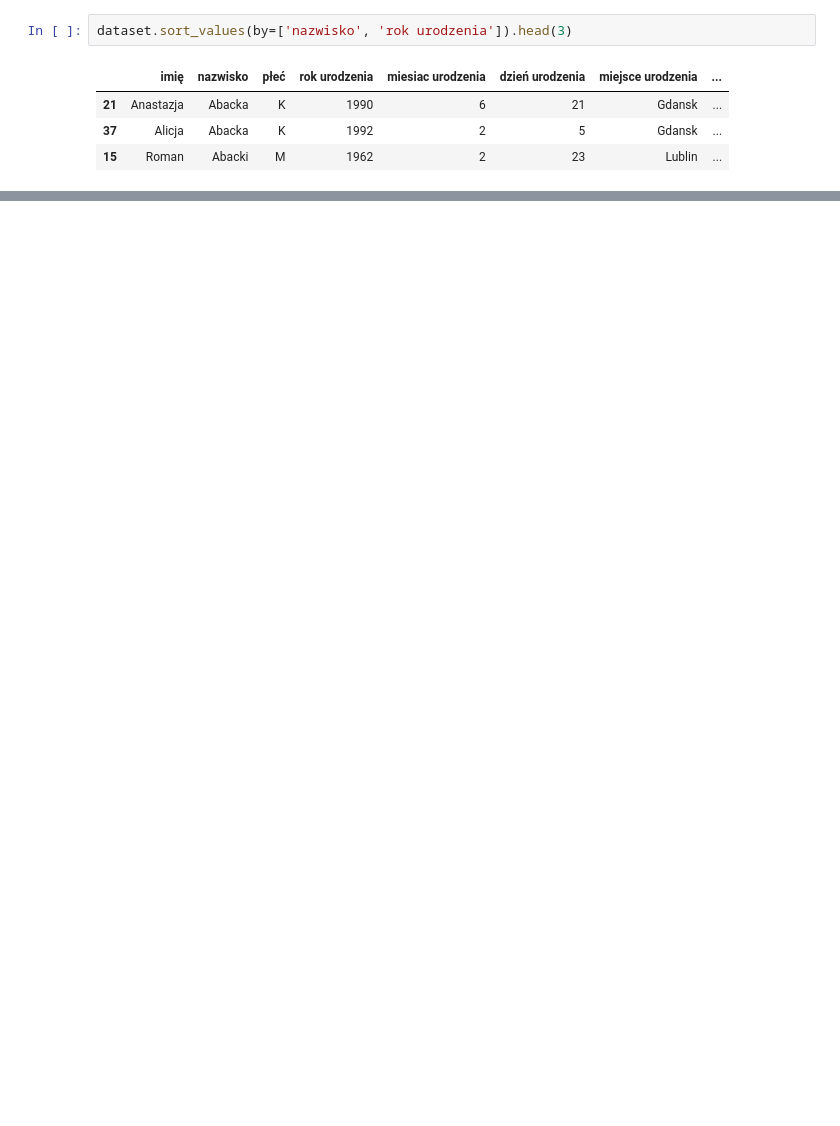
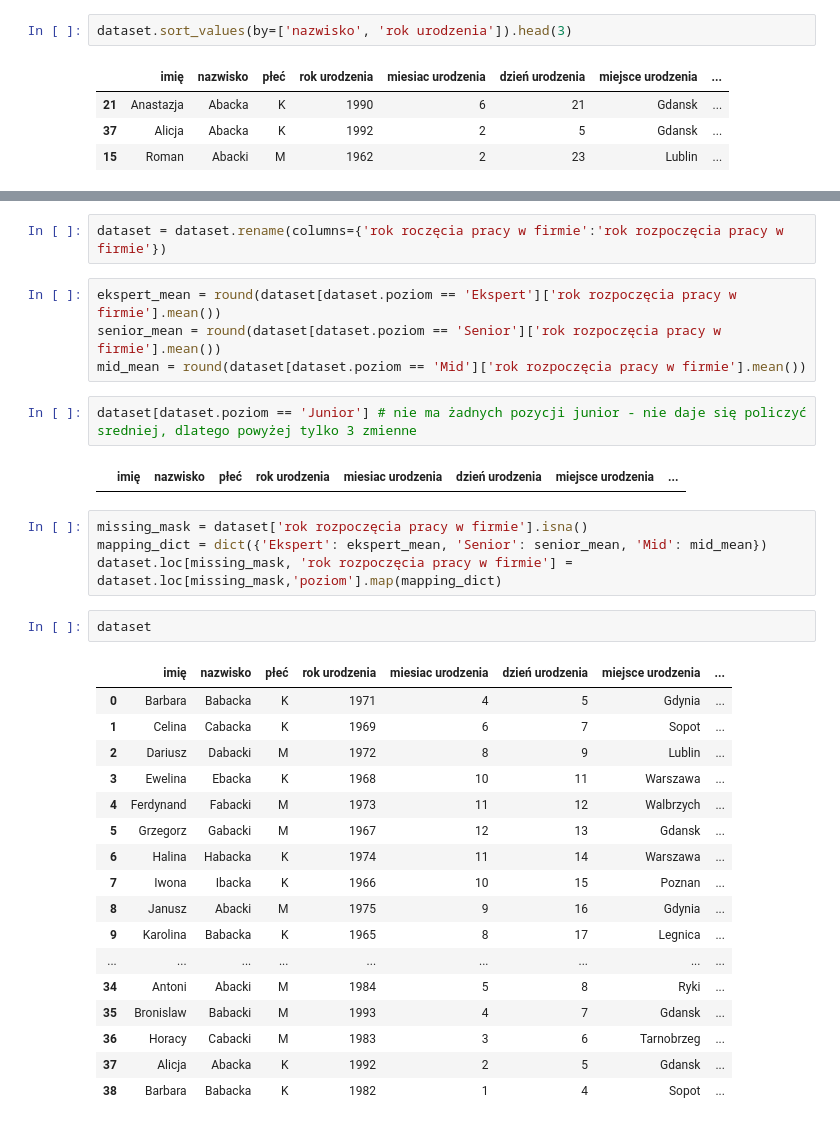
Before and after one commit to elblackmountain/Pandas, a Jupyter notebook: Pandas_zadania.ipynb, the cells around one changed output, grey strips where cells are left out. Saved outputs shown, nothing was run; the diff lists cells and outputs as text; blank space fills up the shorter version.

```diff
--- a/Pandas_zadania.ipynb
+++ b/Pandas_zadania.ipynb
@@ -198,0 +189,34 @@ dataset.head(3)
+# %%
+dataset = dataset.rename(columns={'rok roczęcia pracy w firmie':'rok rozpoczęcia pracy w firmie'})
+# %%
+ekspert_mean = round(dataset[dataset.poziom == 'Ekspert']['rok rozpoczęcia pracy w firmie'].mean())
+senior_mean = round(dataset[dataset.poziom == 'Senior']['rok rozpoczęcia pracy w firmie'].mean())
+mid_mean = round(dataset[dataset.poziom == 'Mid']['rok rozpoczęcia pracy w firmie'].mean())
+# %%
+dataset[dataset.poziom == 'Junior'] # nie ma żadnych pozycji junior - nie daje się policzyć sredniej, dlatego powyżej tylko 3 zmienne
+# %% [output]
+|  | imię | nazwisko | płeć | rok urodzenia | miesiac urodzenia | dzień urodzenia | miejsce urodzenia | ... |
+# %%
+missing_mask = dataset['rok rozpoczęcia pracy w firmie'].isna()
+mapping_dict = dict({'Ekspert': ekspert_mean, 'Senior': senior_mean, 'Mid': mid_mean})
+dataset.loc[missing_mask, 'rok rozpoczęcia pracy w firmie'] = dataset.loc[missing_mask,'poziom'].map(mapping_dict)
+# %%
+dataset
+# %% [output]
+|  | imię | nazwisko | płeć | rok urodzenia | miesiac urodzenia | dzień urodzenia | miejsce urodzenia | ... |
+| 0 | Barbara | Babacka | K | 1971 | 4 | 5 | Gdynia | ... |
+| 1 | Celina | Cabacka | K | 1969 | 6 | 7 | Sopot | ... |
+| 2 | Dariusz | Dabacki | M | 1972 | 8 | 9 | Lublin | ... |
+| 3 | Ewelina | Ebacka | K | 1968 | 10 | 11 | Warszawa | ... |
+| 4 | Ferdynand | Fabacki | M | 1973 | 11 | 12 | Walbrzych | ... |
+| 5 | Grzegorz | Gabacki | M | 1967 | 12 | 13 | Gdansk | ... |
+| 6 | Halina | Habacka | K | 1974 | 11 | 14 | Warszawa | ... |
+| 7 | Iwona | Ibacka | K | 1966 | 10 | 15 | Poznan | ... |
+| 8 | Janusz | Abacki | M | 1975 | 9 | 16 | Gdynia | ... |
+| 9 | Karolina | Babacka | K | 1965 | 8 | 17 | Legnica | ... |
+| ... | ... | ... | ... | ... | ... | ... | ... | ... |
+| 34 | Antoni | Abacki | M | 1984 | 5 | 8 | Ryki | ... |
+| 35 | Bronislaw | Babacki | M | 1993 | 4 | 7 | Gdansk | ... |
+| 36 | Horacy | Cabacki | M | 1983 | 3 | 6 | Tarnobrzeg | ... |
+| 37 | Alicja | Abacka | K | 1992 | 2 | 5 | Gdansk | ... |
+| 38 | Barbara | Babacka | K | 1982 | 1 | 4 | Sopot | ... |
```
Also changed, not shown: parts of 23 cells of this notebook.
